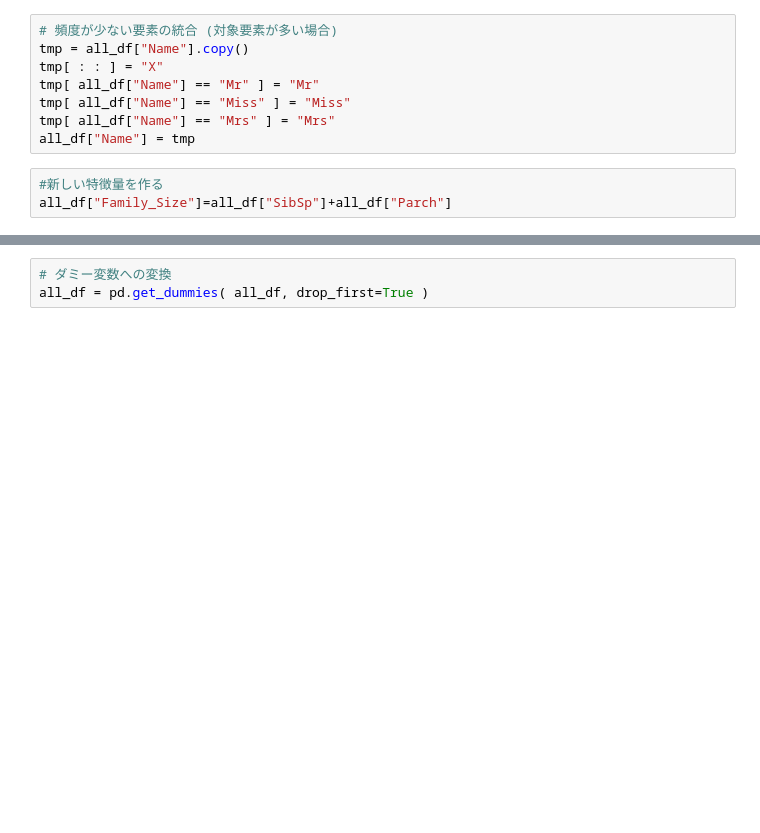
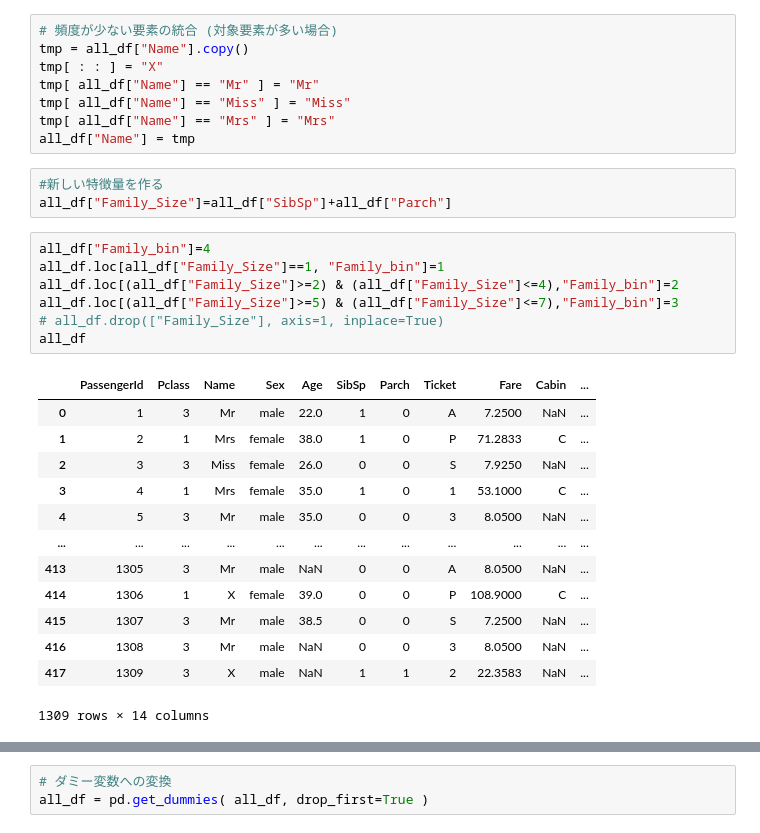
Before and after one commit to englishta/algorithm, a Jupyter notebook: graphic/15/saisyu.ipynb, the cells around one changed output, grey strips where cells are left out. Saved outputs shown, nothing was run; the diff lists cells and outputs as text; blank space fills up the shorter version.

```diff
--- a/graphic/15/saisyu.ipynb
+++ b/graphic/15/saisyu.ipynb
@@ -323,6 +323,27 @@ all_df["Name"] = tmp
 # %%
 #新しい特徴量を作る
 all_df["Family_Size"]=all_df["SibSp"]+all_df["Parch"]
+# %%
+all_df["Family_bin"]=4
+all_df.loc[all_df["Family_Size"]==1, "Family_bin"]=1
+all_df.loc[(all_df["Family_Size"]>=2) & (all_df["Family_Size"]<=4),"Family_bin"]=2
+all_df.loc[(all_df["Family_Size"]>=5) & (all_df["Family_Size"]<=7),"Family_bin"]=3
+# all_df.drop(["Family_Size"], axis=1, inplace=True)
+all_df
+# %% [output]
+|  | PassengerId | Pclass | Name | Sex | Age | SibSp | Parch | Ticket | Fare | Cabin | ... |
+| 0 | 1 | 3 | Mr | male | 22.0 | 1 | 0 | A | 7.2500 | NaN | ... |
+| 1 | 2 | 1 | Mrs | female | 38.0 | 1 | 0 | P | 71.2833 | C | ... |
+| 2 | 3 | 3 | Miss | female | 26.0 | 0 | 0 | S | 7.9250 | NaN | ... |
+| 3 | 4 | 1 | Mrs | female | 35.0 | 1 | 0 | 1 | 53.1000 | C | ... |
+| 4 | 5 | 3 | Mr | male | 35.0 | 0 | 0 | 3 | 8.0500 | NaN | ... |
+| ... | ... | ... | ... | ... | ... | ... | ... | ... | ... | ... | ... |
+| 413 | 1305 | 3 | Mr | male | NaN | 0 | 0 | A | 8.0500 | NaN | ... |
+| 414 | 1306 | 1 | X | female | 39.0 | 0 | 0 | P | 108.9000 | C | ... |
+| 415 | 1307 | 3 | Mr | male | 38.5 | 0 | 0 | S | 7.2500 | NaN | ... |
+| 416 | 1308 | 3 | Mr | male | NaN | 0 | 0 | 3 | 8.0500 | NaN | ... |
+| 417 | 1309 | 3 | X | male | NaN | 1 | 1 | 2 | 22.3583 | NaN | ... |
+1309 rows × 14 columns
 # %% [markdown]
 ### スコア
 - 0.73923(最初)
```
Also changed, not shown: parts of 4 cells of this notebook, 1 other file.
